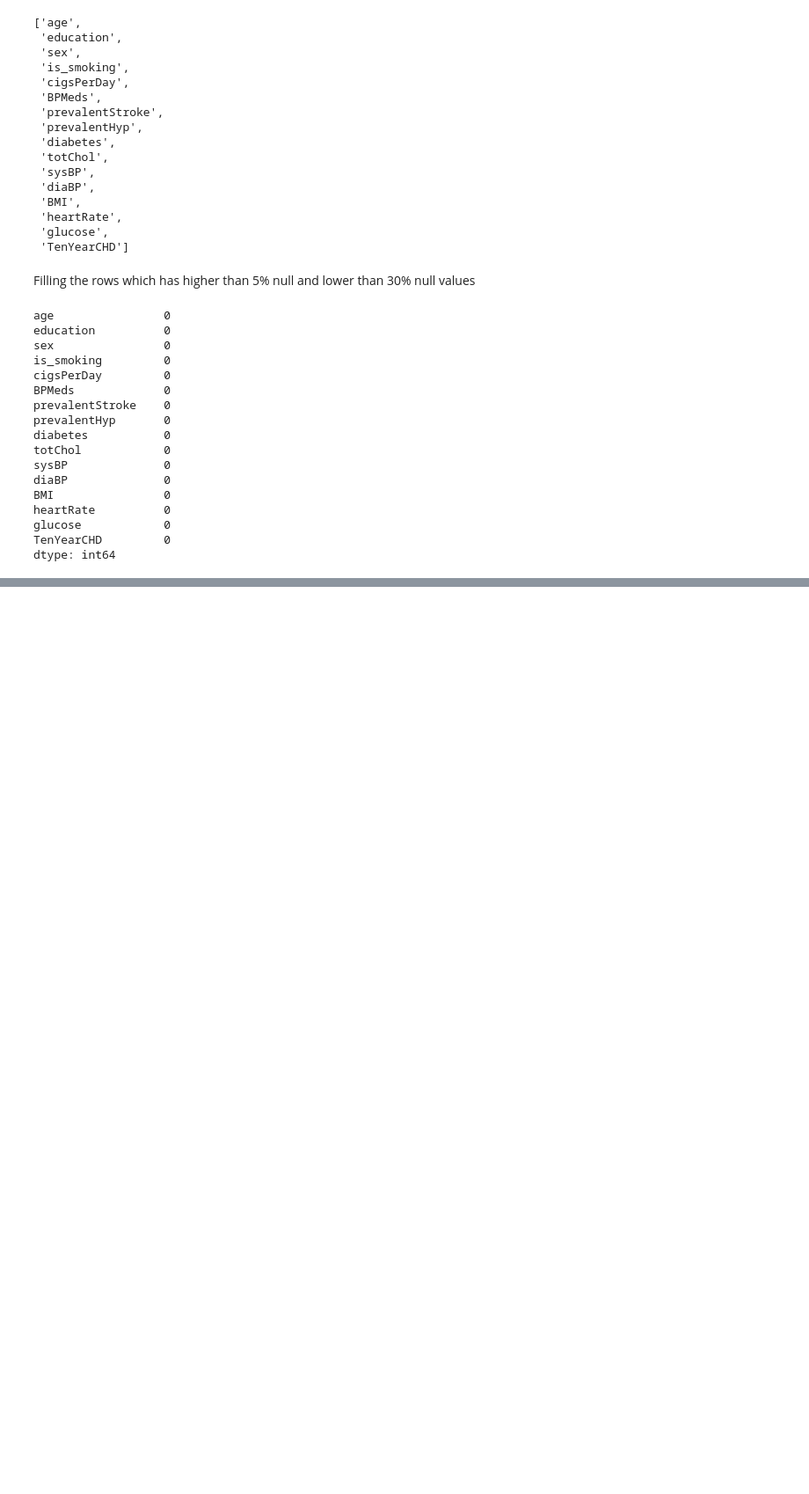
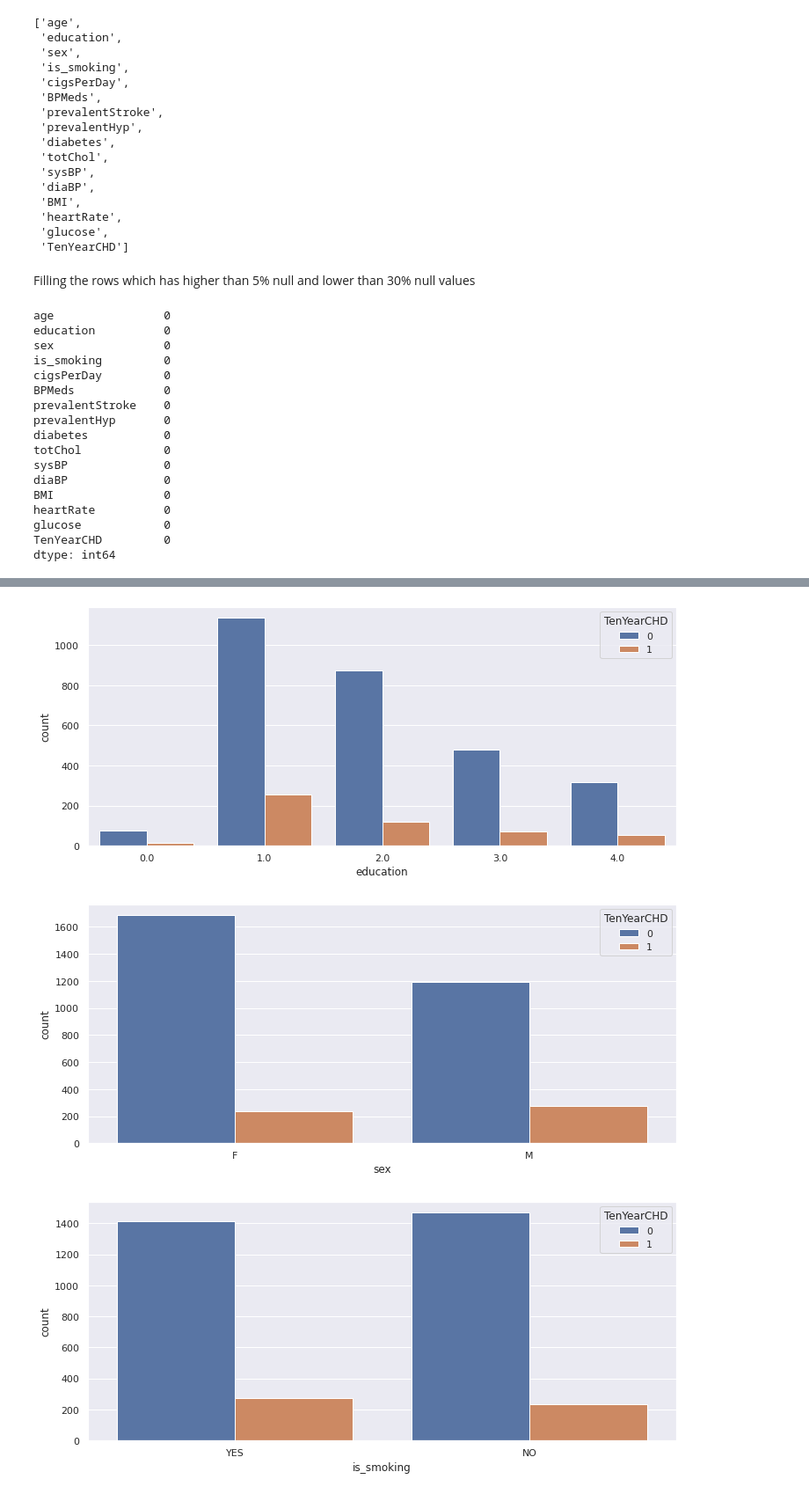
Before and after one commit to AruntejaLonka/-Cardiovascular-Risk-Prediction, a Jupyter notebook: Cardiovascular_Risk_Prediction.ipynb, the cells around one changed output, grey strips where cells are left out. Shown at 88% size. Drawn from its saved outputs; the diff is of its cells as text; code cells hidden in the pictures; blank space fills up the shorter version.

```diff
--- a/Cardiovascular_Risk_Prediction.ipynb
+++ b/Cardiovascular_Risk_Prediction.ipynb
@@ -274,0 +286,2 @@ df_copy['sex'].replace({'M':1, 'F':0}, inplace=True)
+# %%
+other_variables = ['education','sex','is_smoking','prevalentStroke','prevalentHyp','diabetes']
@@ -274,0 +326,9 @@ df_copy['sex'].replace({'M':1, 'F':0}, inplace=True)
+# %%
+#Counting all the encoded values where dependent variable is the parameter
+for col in other_variables:
+  sns.countplot(x=df_copy[col],hue=df['TenYearCHD'],data=df_copy)
+  plt.show()
+# %% [output]
+[figure, added]
+[figure, added]
+[figure, added]
```
Also changed, not shown: parts of 92 cells of this notebook.
